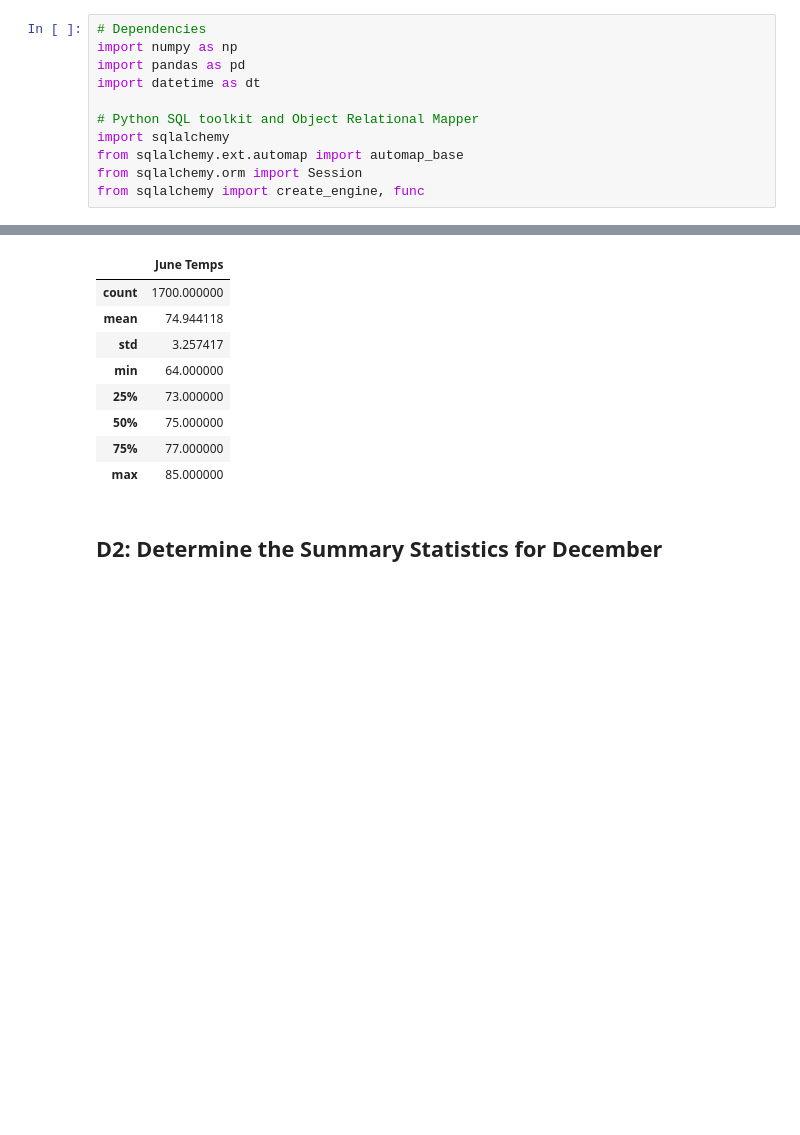
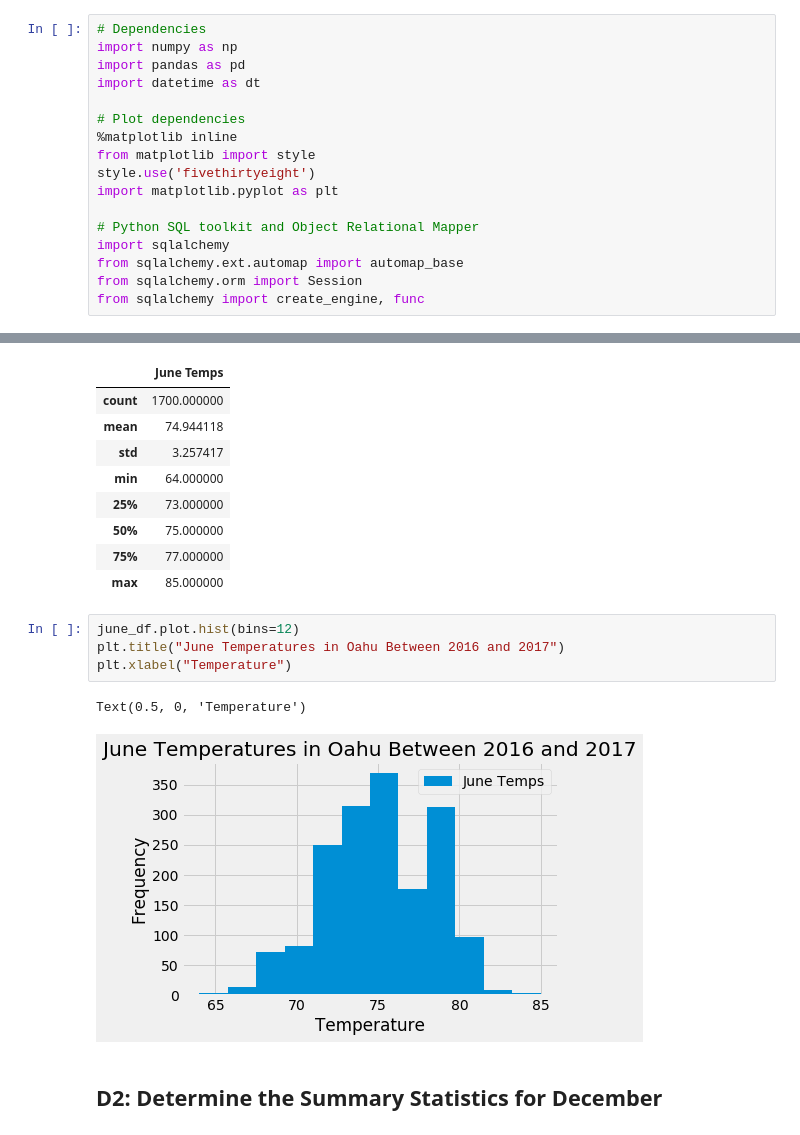
Before and after one commit to danig89/surfs_up, a Jupyter notebook: SurfsUp_Challenge.ipynb, the cells around one changed output, grey strips where cells are left out. Saved outputs shown, nothing was run; the diff lists cells and outputs as text; blank space fills up the shorter version.

```diff
--- a/SurfsUp_Challenge.ipynb
+++ b/SurfsUp_Challenge.ipynb
@@ -4,6 +4,12 @@ import numpy as np
 import pandas as pd
 import datetime as dt
 
+# Plot dependencies
+%matplotlib inline
+from matplotlib import style
+style.use('fivethirtyeight')
+import matplotlib.pyplot as plt
+
 # Python SQL toolkit and Object Relational Mapper
 import sqlalchemy
 from sqlalchemy.ext.automap import automap_base
@@ -59,6 +65,13 @@ june_df.describe()
 | 50% | 75.000000 |
 | 75% | 77.000000 |
 | max | 85.000000 |
+# %%
+june_df.plot.hist(bins=12)
+plt.title("June Temperatures in Oahu Between 2016 and 2017")
+plt.xlabel("Temperature")
+# %% [output]
+Text(0.5, 0, 'Temperature')
+[figure, added]
 # %% [markdown]
 ## D2: Determine the Summary Statistics for December
 # %%
```
Also changed, not shown: parts of 1 cell of this notebook, 2 other files.
